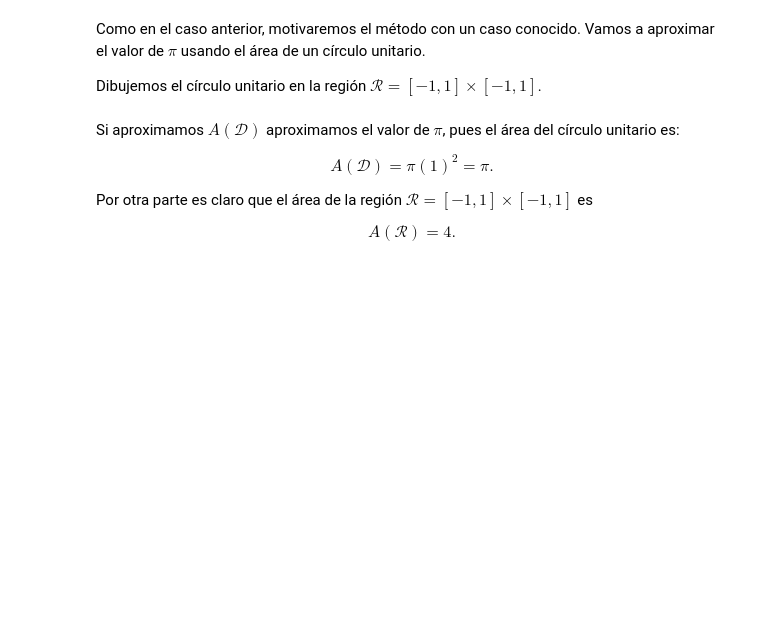
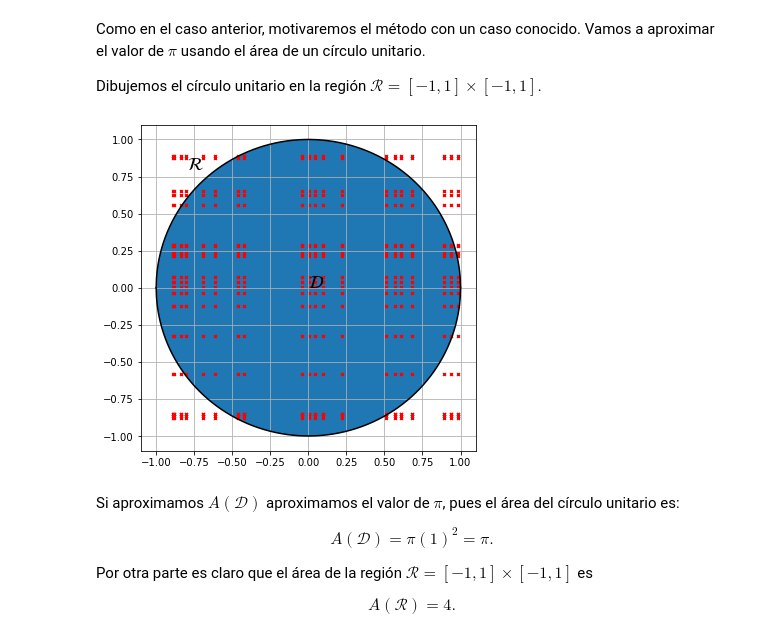
Before and after one commit to ChrisReyes57/SimMat-P2022, a Jupyter notebook: Montecarlo/IntegracionMontecarlo.ipynb, the cells around one changed output. Drawn from its saved outputs; the diff is of its cells as text; code cells hidden in the pictures; blank space fills up the shorter version.

```diff
--- a/Montecarlo/IntegracionMontecarlo.ipynb
+++ b/Montecarlo/IntegracionMontecarlo.ipynb
@@ -293,6 +352,31 @@ Pero, ¿qué pasa si la geometría de la región no se puede describir fácilmen
 Como en el caso anterior, motivaremos el método con un caso conocido. Vamos a aproximar el valor de $\pi$ usando el área de un círculo unitario.
 
 Dibujemos el círculo unitario en la región $\mathcal{R}=\left[-1,1\right]\times\left[-1,1\right]$.
+# %%
+def circulo1(x):
+    return np.sqrt(1-x**2)
+def circulo2(x):
+    return -np.sqrt(1-x**2)
+
+plt.figure(figsize=(6,6))
+x=np.linspace(-1,1,1000)
+y1=circulo1(x)
+plt.plot(x,y1,'k')
+y2=circulo2(x)
+plt.plot(x,y2,'k')
+#plt.axis('equal')
+plt.fill_between(x,y1,y2)
+plt.text(0,0,'$\mathcal{D}$',fontsize=18)
+plt.text(-0.8,0.8,'$\mathcal{R}$',fontsize=18)
+
+u1=np.random.uniform(-1,1,20)
+u2=np.random.uniform(-1,1,20)
+U1,U2=np.meshgrid(u1,u2)
+plt.scatter(U1,U2,marker='x',c='r',s=8)
+
+plt.grid()
+# %% [output]
+[figure, added]
 # %% [markdown]
 Si aproximamos $A(\mathcal{D})$ aproximamos el valor de $\pi$, pues el área del círculo unitario es:
 
```
Also changed, not shown: parts of 23 cells of this notebook.
